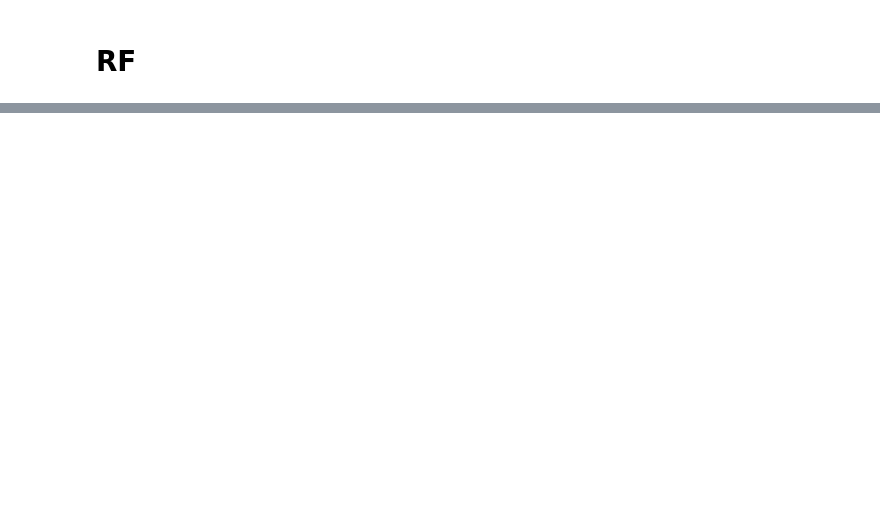
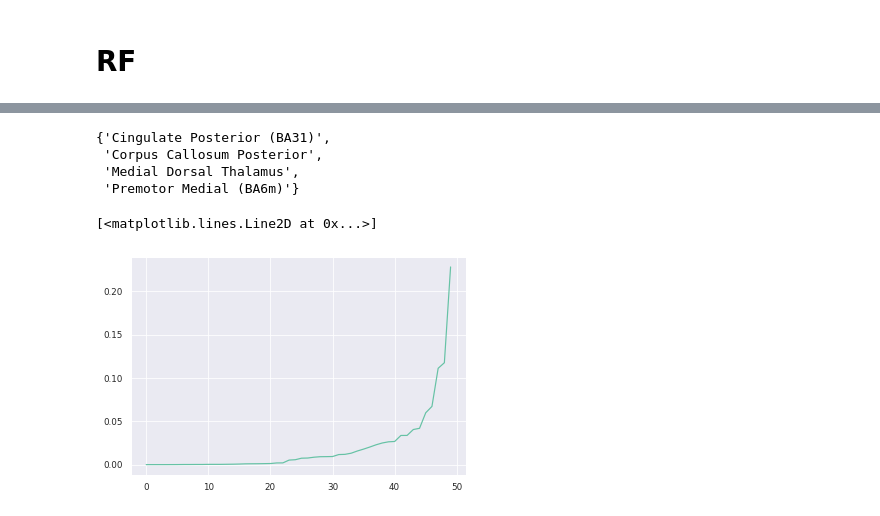
Before and after one commit to zybinmikhail/Thesis, a Jupyter notebook: notebooks/looking at importances.ipynb, the cells around one changed output, grey strips where cells are left out. Drawn from its saved outputs; the diff is of its cells as text; code cells hidden in the pictures; blank space fills up the shorter version.

```diff
--- a/notebooks/looking at importances.ipynb
+++ b/notebooks/looking at importances.ipynb
@@ -109,2 +115,18 @@ feature name &  importance \\
 # %% [markdown]
 # RF
+# %%
+def f(df, to_trim=True):
+    df["feature name"] = df["feature name"].str[:-2] + ':' + df["feature name"].str[-1]
+    if to_trim:
+        df["feature name"] = df["feature name"].str[3:]
+    df["Brain region"] = df["feature name"].str.split("_").str[0]
+    df["Lipid"] = df["feature name"].str.split("_").str[1:].str.join("_")
+    first_output = df[["Brain region", "Lipid", "importance"]].sort_values(by="importance", ascending=False)
+
+    df["region"] = df["feature name"].str.split("_").str[0]
+    region_importances = df.groupby("region")["importance"].apply(sum).sort_values(ascending=False)
+
+    region_importances = pd.DataFrame(region_importances).reset_index()
+    region_importances.columns = ["Brain region", "Importance"]
+    second_output = region_importances
+    return first_output, second_output
@@ -110,0 +136,5 @@ feature name &  importance \\
+# %%
+rf_lipids_brains_regions = pd.read_csv(PATH +  'lipids_brain_rf.csv', index_col=0)
+rf_lipids_brains_regions_2 = pd.read_csv(PATH +  'lipids_brain_rf_2.csv', index_col=0)
+first_output, second_output = f(rf_lipids_brains_regions)
+first_output_2, second_output_2 = f(rf_lipids_brains_regions_2)
@@ -110,0 +220,12 @@ feature name &  importance \\
+# %%
+set(second_output.iloc[:10, 0]) & set(second_output_2.iloc[:10, 0])
+# %% [output]
+{'Cingulate Posterior (BA31)',
+ 'Corpus Callosum Posterior',
+ 'Medial Dorsal Thalamus',
+ 'Premotor Medial (BA6m)'}
+# %%
+plt.plot(second_output.Importance.values[::-1])
+# %% [output]
+[<matplotlib.lines.Line2D at 0x...>]
+[figure, added]
```
Also changed, not shown: parts of 37 cells of this notebook, 43 other files.
